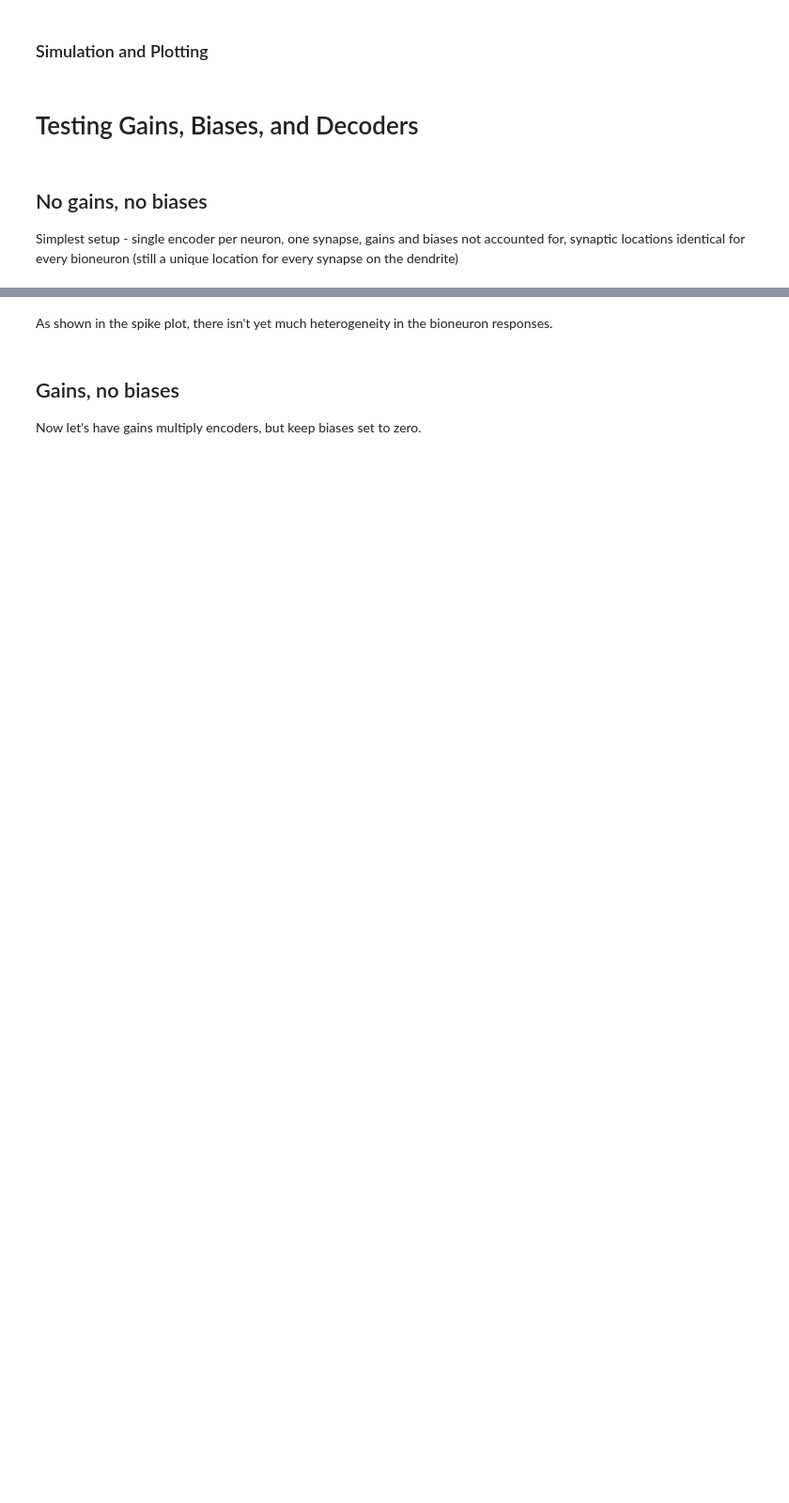
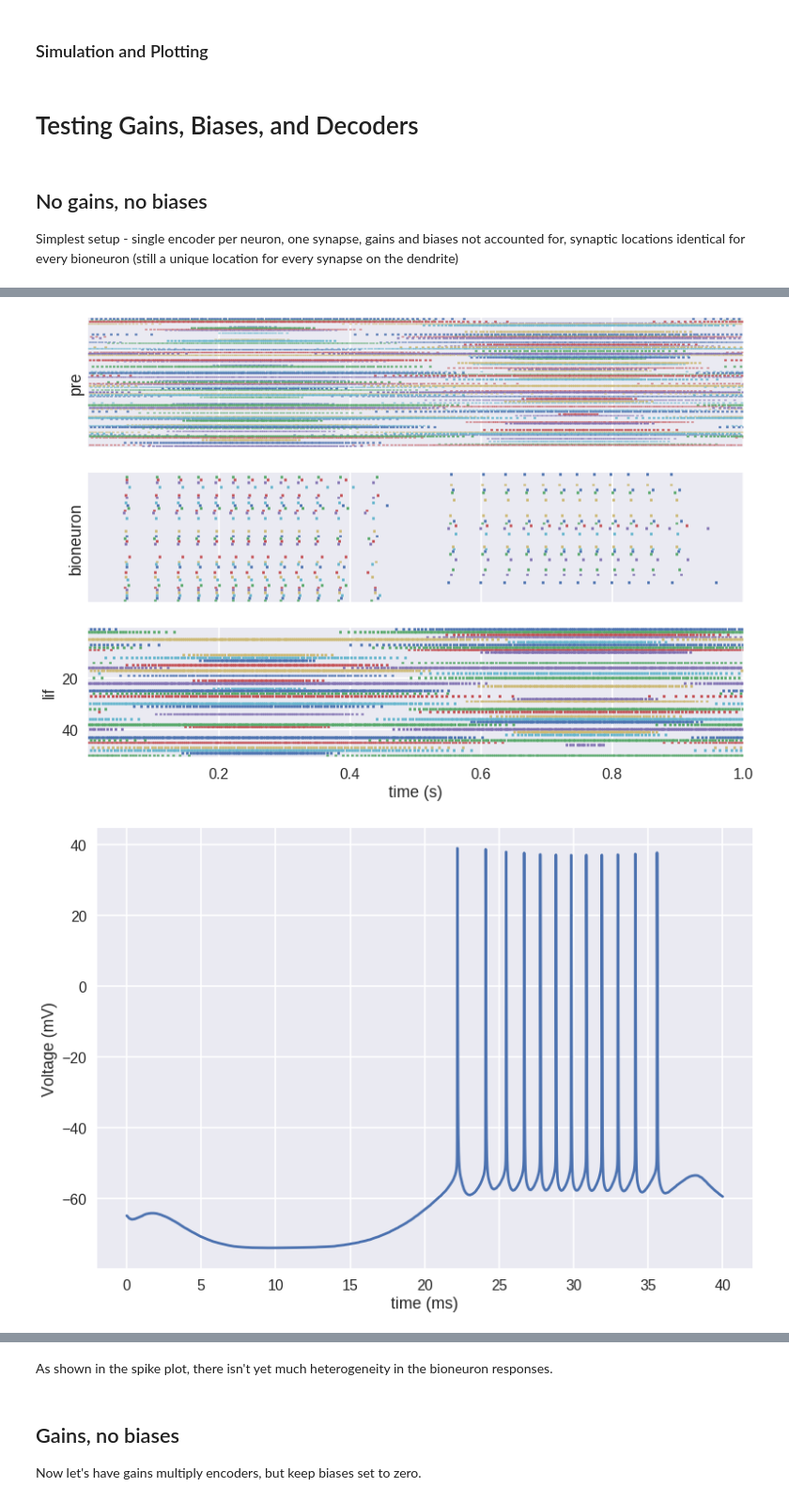
Before and after one commit to psipeter/bioneuron_oracle, a Jupyter notebook: bioneuron_oracle.ipynb, the cells around one changed output, grey strips where cells are left out. Shown at 94% size. Cells and saved outputs as stored; diff of their text form; code cells hidden in the pictures; blank space fills up the shorter version.

Commit message:
initial tests for multiple synaptic and unique synapse locations

```diff
--- a/bioneuron_oracle.ipynb
+++ b/bioneuron_oracle.ipynb
@@ -59,7 +59,8 @@ import neuron
 from nengo.utils.matplotlib import rasterplot
 
 # EDIT this to point to your local repository
-neuron.h.load_file('/home/arvoelke/CTN/bioneuron_oracle/NEURON_models/bahl.hoc')
+# neuron.h.load_file('/home/arvoelke/CTN/bioneuron_oracle/NEURON_models/bahl.hoc')
+neuron.h.load_file('/home/pduggins/bioneuron_oracle/NEURON_models/bahl.hoc')
 
 class BahlNeuron(nengo.neurons.NeuronType):
     '''compartmental neuron from Bahl et al 2012'''
@@ -423,6 +428,7 @@ def simulate(n_neurons,
              t_final,
              encoders,
              gains,
+             syn_locations,
              weights_bias,
              pre_seed,
              bio_seed,
@@ -530,10 +536,14 @@ syn_locations=np.array([rng.uniform(0,1,size=(pre_neurons,n_syn)) for n in range
 ## No gains, no biases
 Simplest setup - single encoder per neuron, one synapse, gains and biases not accounted for, synaptic locations identical for every bioneuron (still a unique location for every synapse on the dendrite)
 # %%
-encoders, gains, weights_bias = gen_enc_gain_bias(pre_neurons,n_neurons,tau,dim,n_syn,dt,t_final,pre_seed,bio_seed,'prime_sinusoids')
+encoders, gains, weights_bias = gen_enc_gain_bias(
+    pre_neurons,n_neurons,tau,dim,n_syn,dt,t_final,pre_seed,bio_seed,'prime_sinusoids')
 
 gains=np.ones(gains.shape) #ignore gains
 weights_bias=np.zeros((weights_bias.shape)) #ignore biases
 
 #save decoders for [BIO]-[probe] for later
-decoders_bio_1=simulate(n_neurons,tau,dim,n_syn,dt,t_final,encoders,gains,weights_bias,pre_seed,bio_seed,'prime_sinusoids')
+decoders_bio_1=simulate(
+    n_neurons,tau,dim,n_syn,dt,t_final,encoders,gains,syn_locations,weights_bias,
+    pre_seed,bio_seed,'prime_sinusoids')
+# %% [output]
@@ -539,0 +553,2 @@ decoders_bio_1=simulate(n_neurons,tau,dim,n_syn,dt,t_final,encoders,gains,weight
+[figure, added]
+[figure, added]
```
Also changed, not shown: parts of 23 cells of this notebook.
